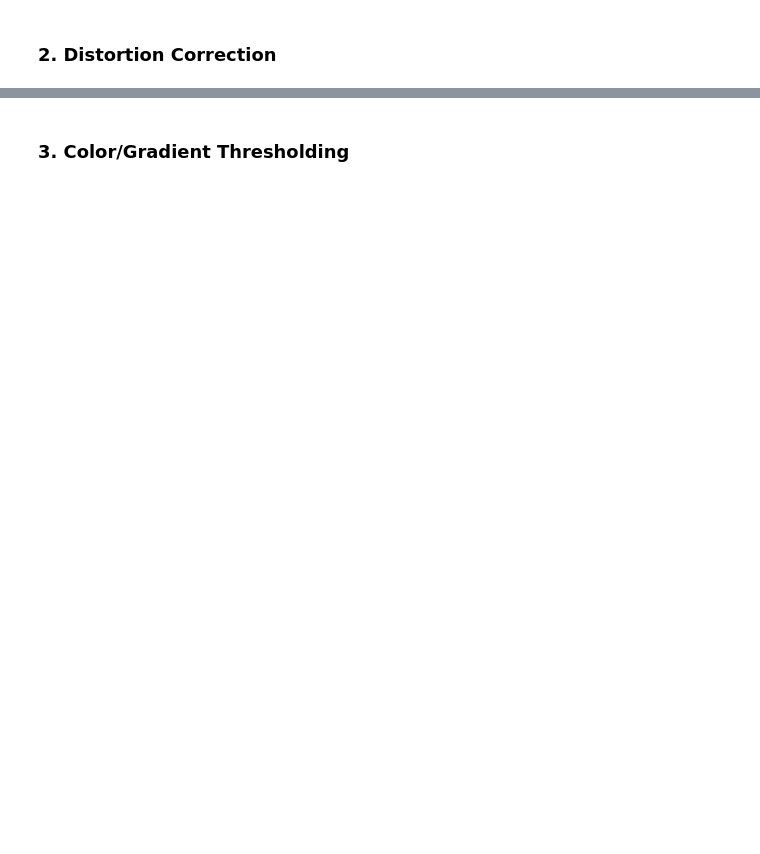
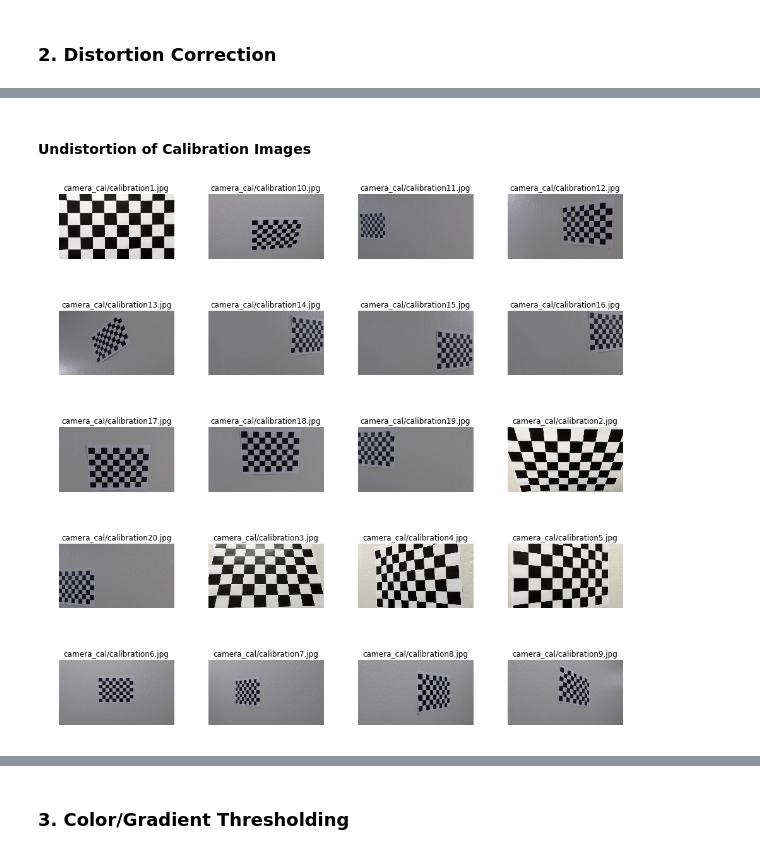
Before and after one commit to abmantha/CarND-Advanced-Lane-Lines, a Jupyter notebook: P4.ipynb, the cells around one changed output, grey strips where cells are left out. Saved outputs shown, nothing was run; the diff lists cells and outputs as text; code cells hidden in the pictures; blank space fills up the shorter version.

```diff
--- a/P4.ipynb
+++ b/P4.ipynb
@@ -66,0 +83,29 @@ for fname in images:
+# %%
+# Only need to apply this to a single image to retrieve calibration values
+def calibrate_camera(image, objpoints, imgpoints):
+    gray = cv2.cvtColor(image, cv2.COLOR_RGB2GRAY)
+    ret, mtx, dist, rvecs, tvecs = cv2.calibrateCamera(objpoints, imgpoints, gray.shape, None, None)
+    return ret, mtx, dist, rvecs, tvecs
+
+# Apply this to each image when undistortion
+def undistort(image, mtx, dist):
+    undistort = cv2.undistort(image, mtx, dist, None, mtx)
+    return undistort
+# %% [markdown]
+#### Undistortion of Calibration Images
+# %%
+calibration_image = mpimg.imread(images_files[0])
+ret, mtx, dist, rvecs, tvecs = calibrate_camera(calibration_image, objpoints, imgpoints)
+
+figure, axis = plt.subplots(5, 4, figsize=(16, 16))
+figure.subplots_adjust(hspace=0.4, wspace=0.3)
+axis = axis.ravel()
+
+for i, fname in enumerate(images_files):
+    img = mpimg.imread(fname)
+    undistorted = undistort(img, mtx, dist)
+    axis[i].set_title(fname)
+    axis[i].axis('off')
+    axis[i].imshow(undistorted)
+# %% [output]
+[figure, added]
```
Also changed, not shown: parts of 25 cells of this notebook.
